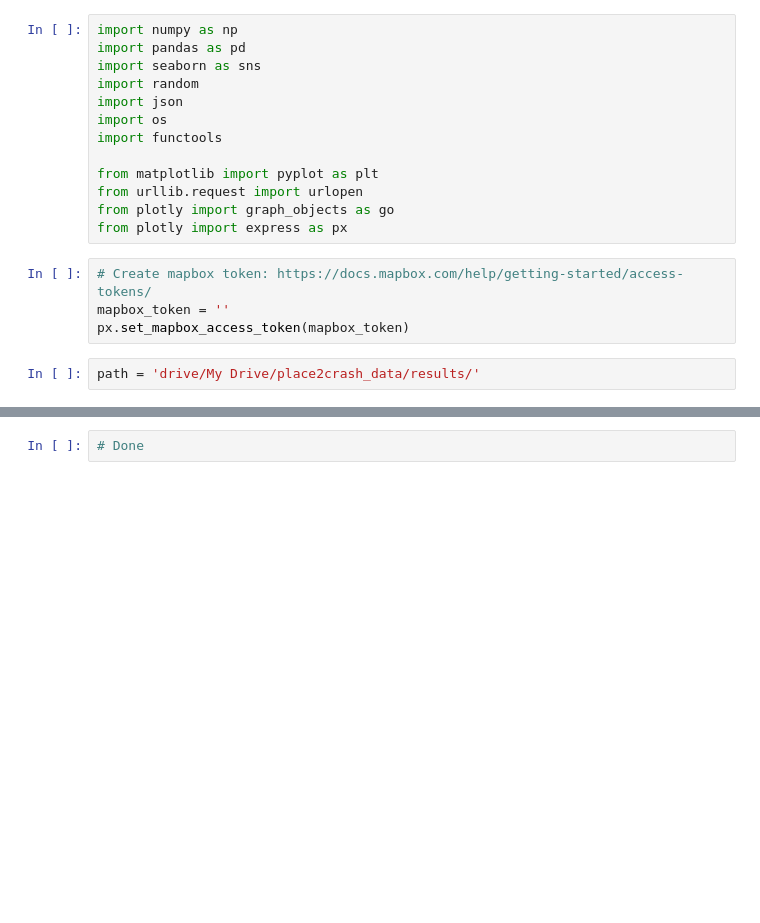
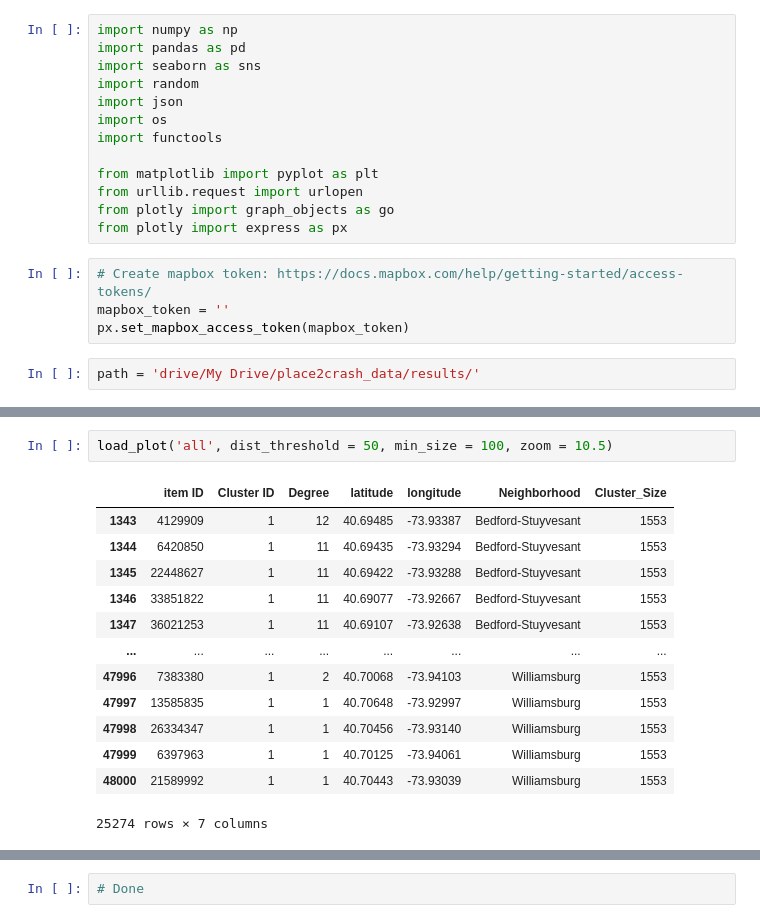
Before and after one commit to sayarghoshroy/LoClus, a Jupyter notebook: draw_clusters.ipynb, the cells around one changed output, grey strips where cells are left out. Drawn from its saved outputs; the diff is of its cells as text; blank space fills up the shorter version.

```diff
--- a/draw_clusters.ipynb
+++ b/draw_clusters.ipynb
@@ -158,3 +158,19 @@ load_plot('Chelsea', dist_threshold = 30, min_size = 10)
 | 392 | 31654063 | 16 | 2 | 40.73783 | -73.99775 | Chelsea | 11 |
 393 rows × 7 columns
 [interactive output not drawn]
+# %%
+load_plot('all', dist_threshold = 50, min_size = 100, zoom = 10.5)
+# %% [output]
+|  | item ID | Cluster ID | Degree | latitude | longitude | Neighborhood | Cluster_Size |
+| 1343 | 4129909 | 1 | 12 | 40.69485 | -73.93387 | Bedford-Stuyvesant | 1553 |
+| 1344 | 6420850 | 1 | 11 | 40.69435 | -73.93294 | Bedford-Stuyvesant | 1553 |
+| 1345 | 22448627 | 1 | 11 | 40.69422 | -73.93288 | Bedford-Stuyvesant | 1553 |
+| 1346 | 33851822 | 1 | 11 | 40.69077 | -73.92667 | Bedford-Stuyvesant | 1553 |
+| 1347 | 36021253 | 1 | 11 | 40.69107 | -73.92638 | Bedford-Stuyvesant | 1553 |
+| ... | ... | ... | ... | ... | ... | ... | ... |
+| 47996 | 7383380 | 1 | 2 | 40.70068 | -73.94103 | Williamsburg | 1553 |
+| 47997 | 13585835 | 1 | 1 | 40.70648 | -73.92997 | Williamsburg | 1553 |
+| 47998 | 26334347 | 1 | 1 | 40.70456 | -73.93140 | Williamsburg | 1553 |
+| 47999 | 6397963 | 1 | 1 | 40.70125 | -73.94061 | Williamsburg | 1553 |
+| 48000 | 21589992 | 1 | 1 | 40.70443 | -73.93039 | Williamsburg | 1553 |
+25274 rows × 7 columns
```
Also changed, not shown: parts of 9 cells of this notebook.
